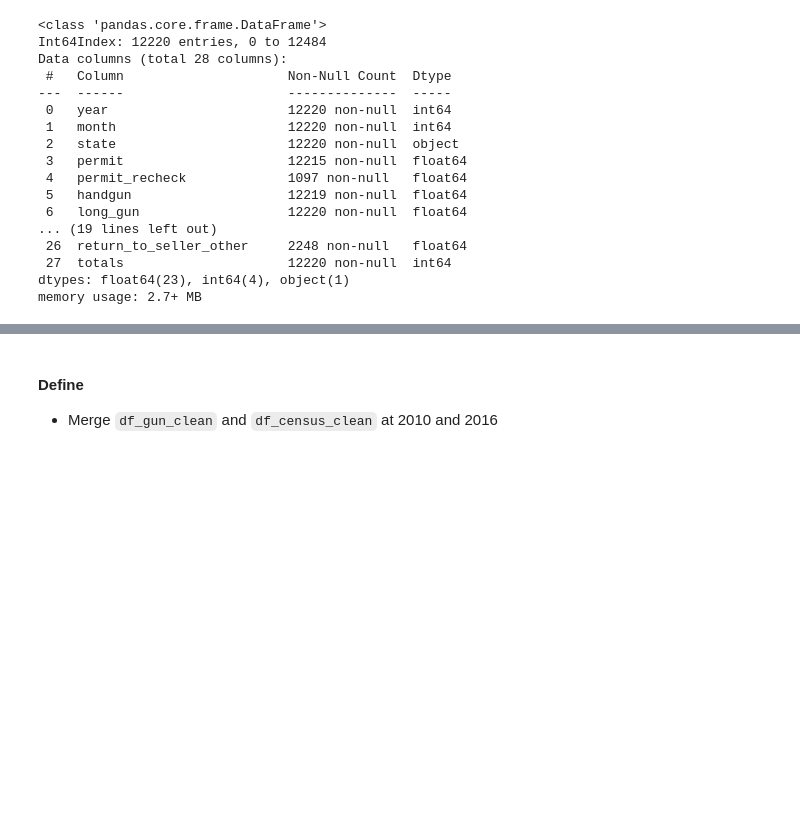
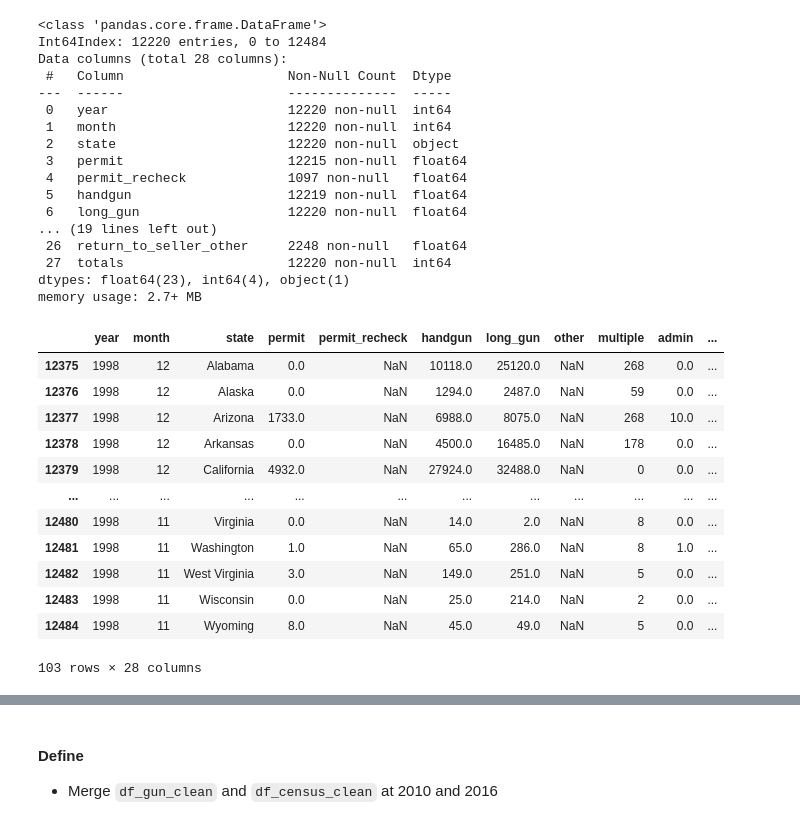
Before and after one commit to fatemamelg/Investigate-A-Dataset-FBI-Gun-Data, a Jupyter notebook: investigate-a-dataset-FBI-Gun-Data.ipynb, the cells around one changed output, grey strips where cells are left out. Drawn from its saved outputs; the diff is of its cells as text; code cells hidden in the pictures; blank space fills up the shorter version.

```diff
--- a/investigate-a-dataset-FBI-Gun-Data.ipynb
+++ b/investigate-a-dataset-FBI-Gun-Data.ipynb
@@ -553,3 +562,19 @@ Data columns (total 28 columns):
  27  totals                     12220 non-null  int64
 dtypes: float64(23), int64(4), object(1)
 memory usage: 2.7+ MB
+# %%
+df_gun_clean[df_gun_clean['year'] == 1998]
+# %% [output]
+|  | year | month | state | permit | permit_recheck | handgun | long_gun | other | multiple | admin | ... |
+| 12375 | 1998 | 12 | Alabama | 0.0 | NaN | 10118.0 | 25120.0 | NaN | 268 | 0.0 | ... |
+| 12376 | 1998 | 12 | Alaska | 0.0 | NaN | 1294.0 | 2487.0 | NaN | 59 | 0.0 | ... |
+| 12377 | 1998 | 12 | Arizona | 1733.0 | NaN | 6988.0 | 8075.0 | NaN | 268 | 10.0 | ... |
+| 12378 | 1998 | 12 | Arkansas | 0.0 | NaN | 4500.0 | 16485.0 | NaN | 178 | 0.0 | ... |
+| 12379 | 1998 | 12 | California | 4932.0 | NaN | 27924.0 | 32488.0 | NaN | 0 | 0.0 | ... |
+| ... | ... | ... | ... | ... | ... | ... | ... | ... | ... | ... | ... |
+| 12480 | 1998 | 11 | Virginia | 0.0 | NaN | 14.0 | 2.0 | NaN | 8 | 0.0 | ... |
+| 12481 | 1998 | 11 | Washington | 1.0 | NaN | 65.0 | 286.0 | NaN | 8 | 1.0 | ... |
+| 12482 | 1998 | 11 | West Virginia | 3.0 | NaN | 149.0 | 251.0 | NaN | 5 | 0.0 | ... |
+| 12483 | 1998 | 11 | Wisconsin | 0.0 | NaN | 25.0 | 214.0 | NaN | 2 | 0.0 | ... |
+| 12484 | 1998 | 11 | Wyoming | 8.0 | NaN | 45.0 | 49.0 | NaN | 5 | 0.0 | ... |
+103 rows × 28 columns
```
Also changed, not shown: parts of 10 cells of this notebook, 1 other file.
